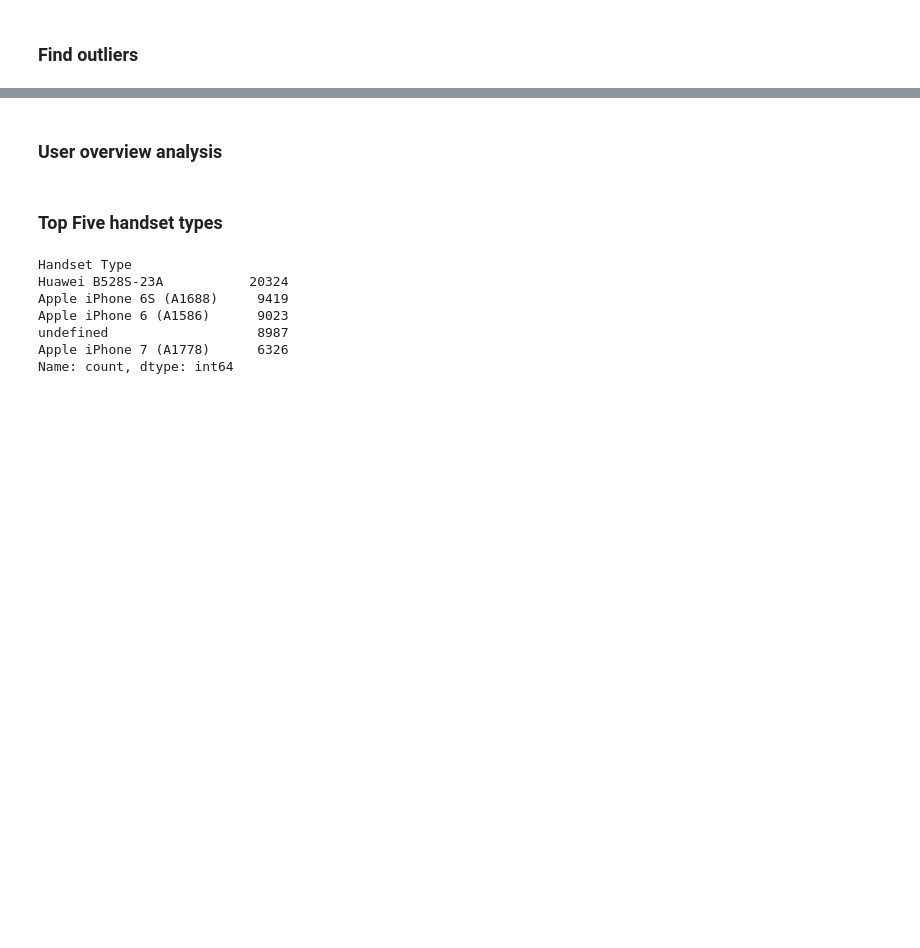
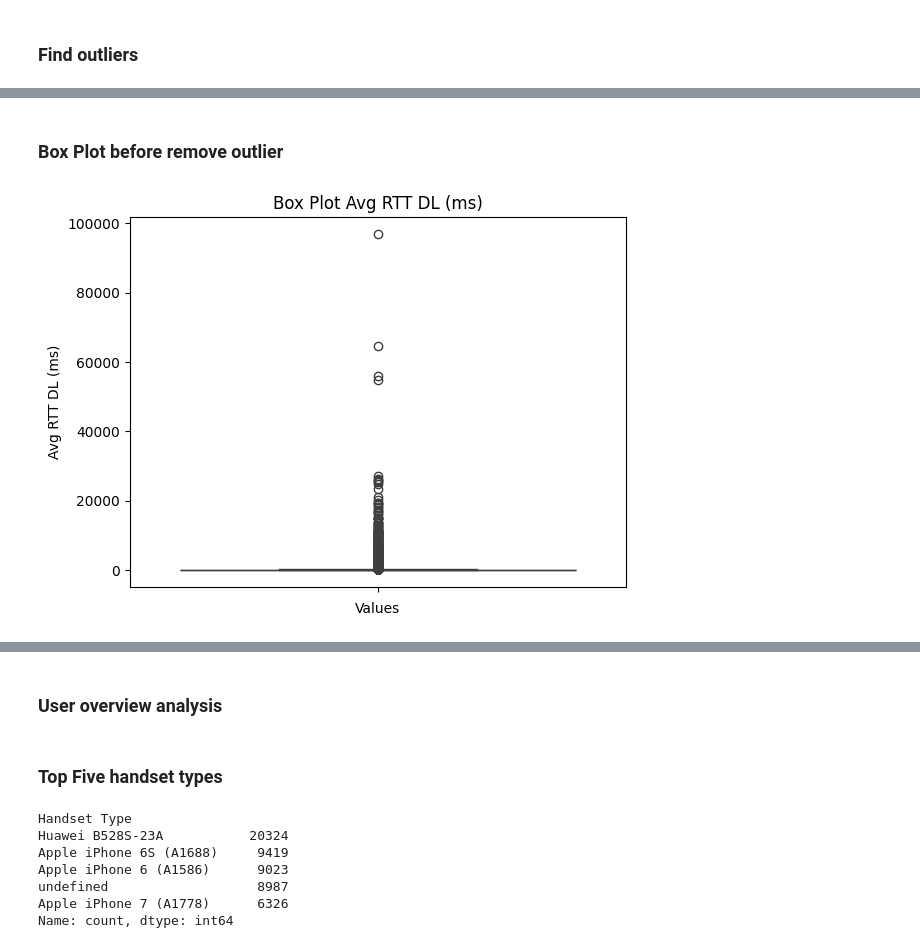
Before and after one commit to GuleWako/10Acadamey-week-2-Analysis-of-Wealthy-Investor, a Jupyter notebook: notebooks/tellcoDataAnalysis.ipynb, the cells around one changed output, grey strips where cells are left out. Saved outputs shown, nothing was run; the diff lists cells and outputs as text; code cells hidden in the pictures; blank space fills up the shorter version.

```diff
--- a/notebooks/tellcoDataAnalysis.ipynb
+++ b/notebooks/tellcoDataAnalysis.ipynb
@@ -175,8 +222,12 @@ missing_summary.head(missing_summary.size)
+# %% [markdown]
+### Box Plot before remove outlier
 # %%
-# import seaborn as sns
-# import matplotlib.pyplot as plt
-# sns.boxplot(data=xdr_data['Avg RTT DL (ms)'], orient='v')
-# plt.title('Box Plot')
-# plt.xlabel('Values')
-# plt.ylabel('Avg RTT DL (ms)')
-# plt.show()
+import seaborn as sns
+import matplotlib.pyplot as plt
+sns.boxplot(data=xdr_data['Avg RTT DL (ms)'], orient='v')
+plt.title('Box Plot Avg RTT DL (ms)')
+plt.xlabel('Values')
+plt.ylabel('Avg RTT DL (ms)')
+plt.show()
+# %% [output]
+[figure, added]
```
Also changed, not shown: parts of 21 cells of this notebook.
